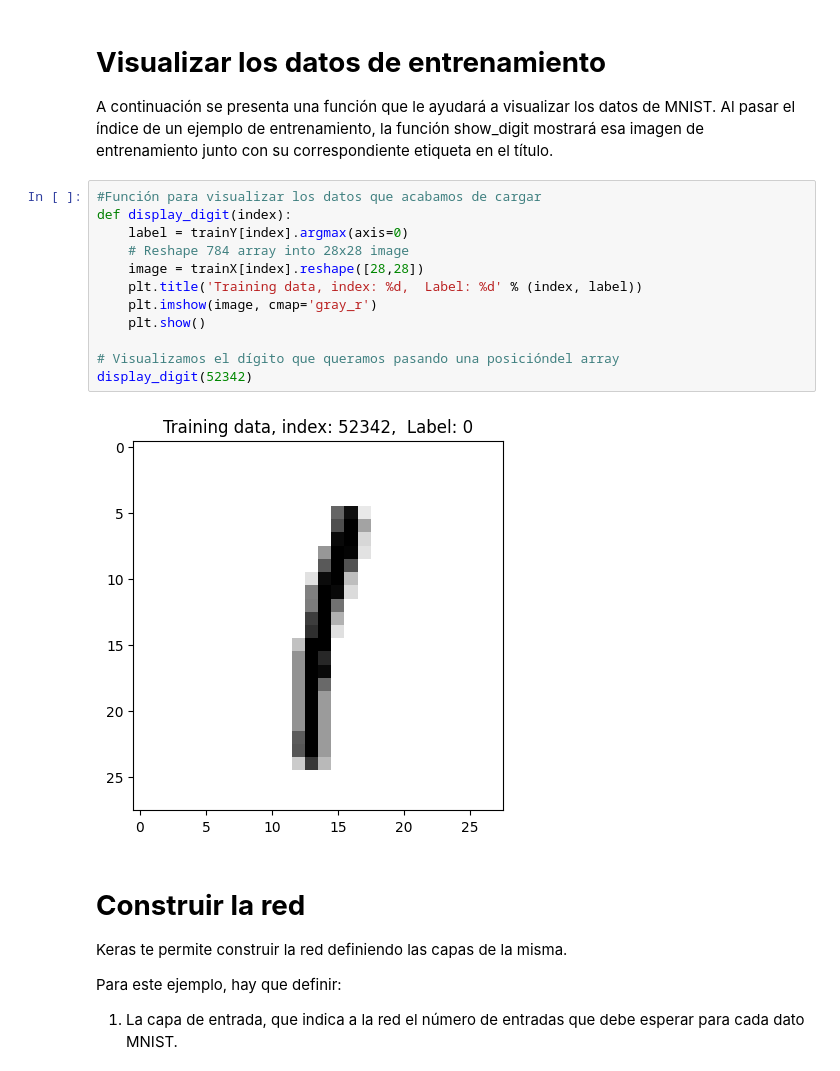
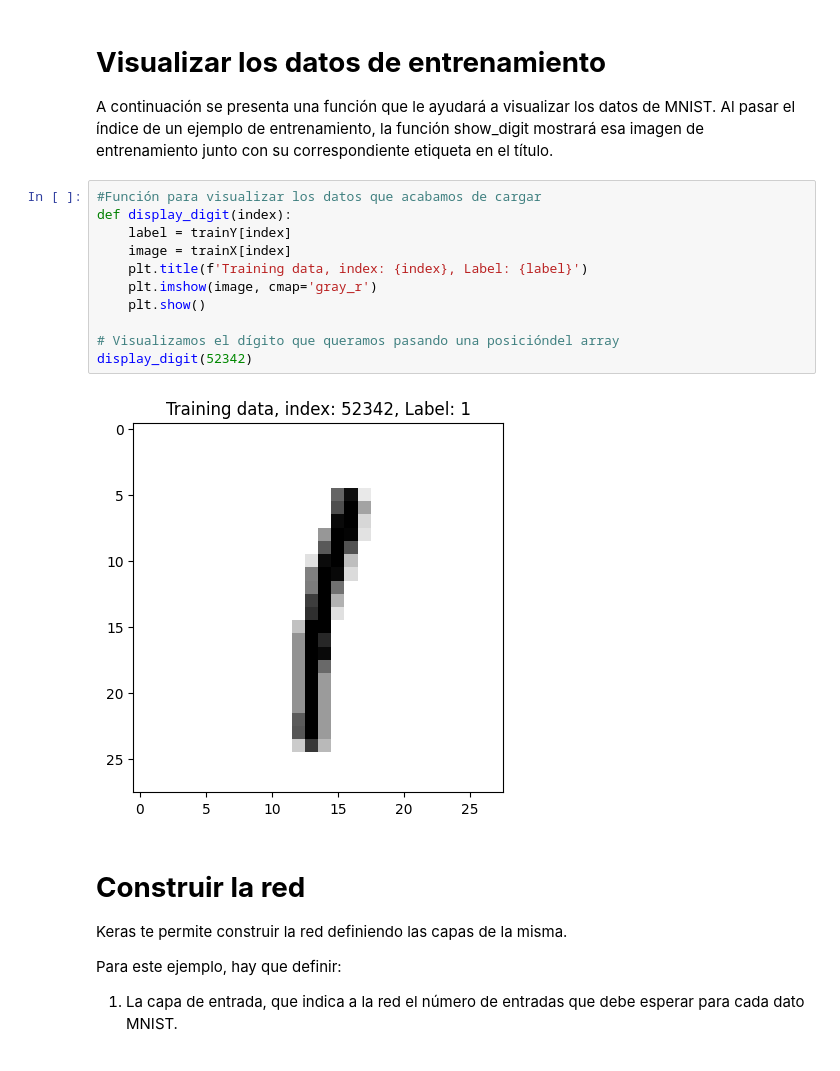
Before and after one commit to jhackisneros/Deep-Learning, a Jupyter notebook: (MLP)Ejercicio1_classify_numbers.ipynb, the cells around one changed output. Cells and saved outputs as stored; diff of their text form.

```diff
--- a/(MLP)Ejercicio1_classify_numbers.ipynb
+++ b/(MLP)Ejercicio1_classify_numbers.ipynb
@@ -58,17 +58,16 @@ A continuación se presenta una función que le ayudará a visualizar los datos
 # %%
 #Función para visualizar los datos que acabamos de cargar
 def display_digit(index):
-    label = trainY[index].argmax(axis=0)
-    # Reshape 784 array into 28x28 image
-    image = trainX[index].reshape([28,28])
-    plt.title('Training data, index: %d,  Label: %d' % (index, label))
+    label = trainY[index]
+    image = trainX[index]
+    plt.title(f'Training data, index: {index}, Label: {label}')
     plt.imshow(image, cmap='gray_r')
     plt.show()
 
 # Visualizamos el dígito que queramos pasando una posicióndel array
 display_digit(52342)
 # %% [output]
-[figure, old version]
+[figure, new version]
 # %% [markdown]
 # **Construir la red**
 Keras te permite construir la red definiendo las capas de la misma.
```
Also changed, not shown: parts of 13 cells of this notebook.
